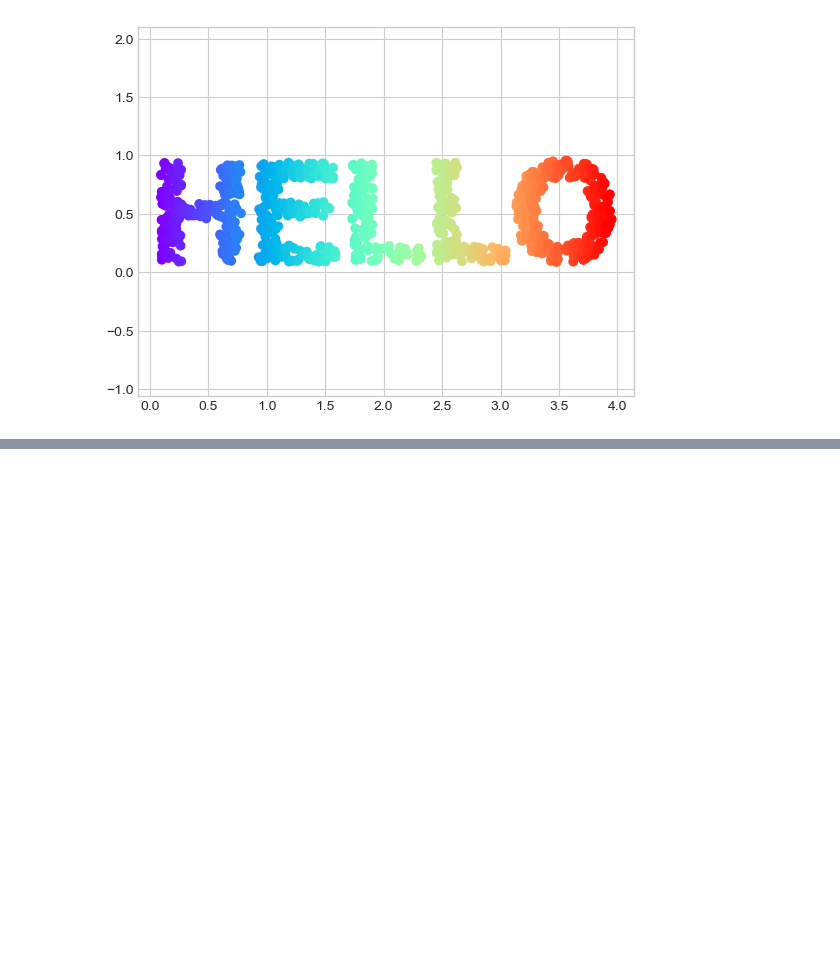
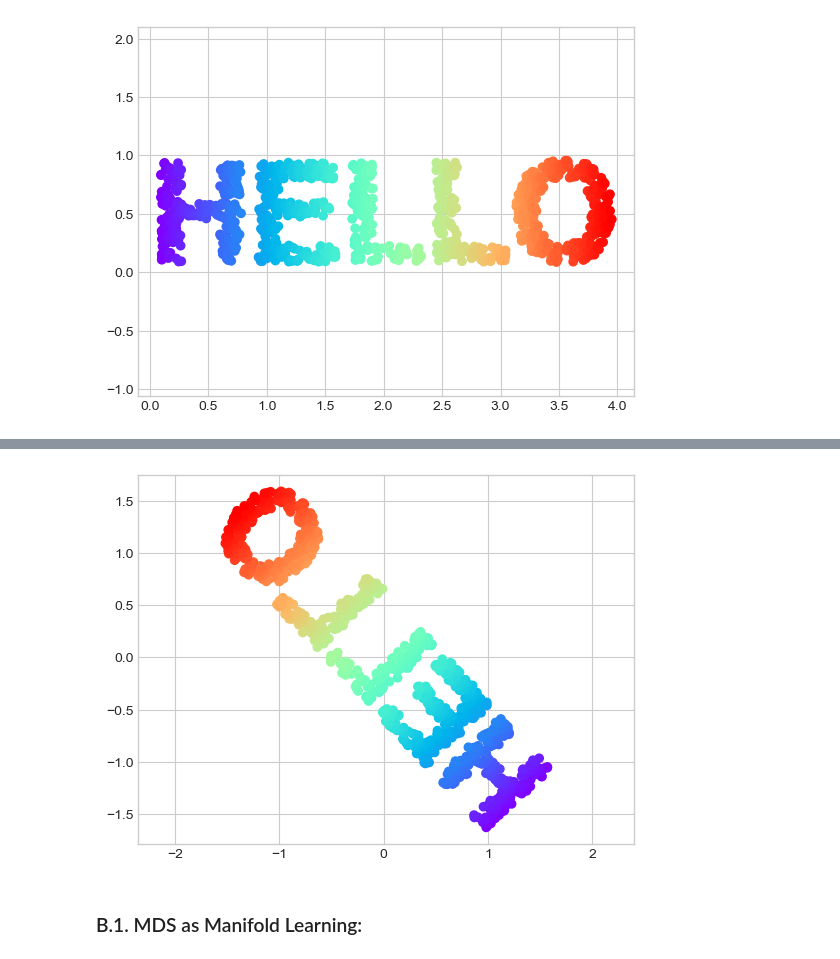
Before and after one commit to Spin8Cycle/ds-proj-remote, a Jupyter notebook: PDSHEx/ml_sklearn_notes/ml_manifold_learning.ipynb, the cells around one changed output, grey strips where cells are left out. Cells and saved outputs as stored; diff of their text form; code cells hidden in the pictures; blank space fills up the shorter version.

```diff
--- a/PDSHEx/ml_sklearn_notes/ml_manifold_learning.ipynb
+++ b/PDSHEx/ml_sklearn_notes/ml_manifold_learning.ipynb
@@ -49,0 +92,11 @@ plt.axis('equal');
+# %%
+from sklearn.manifold import MDS
+
+model = MDS(n_components=2, dissimilarity='precomputed', random_state=1701)
+out = model.fit_transform(D)
+plt.scatter(out[:, 0], out[:, 1], **colorize)
+plt.axis('equal');
+# %% [output]
+[figure, added]
+# %% [markdown]
+### B.1. MDS as Manifold Learning:
```
Also changed, not shown: parts of 7 cells of this notebook.
